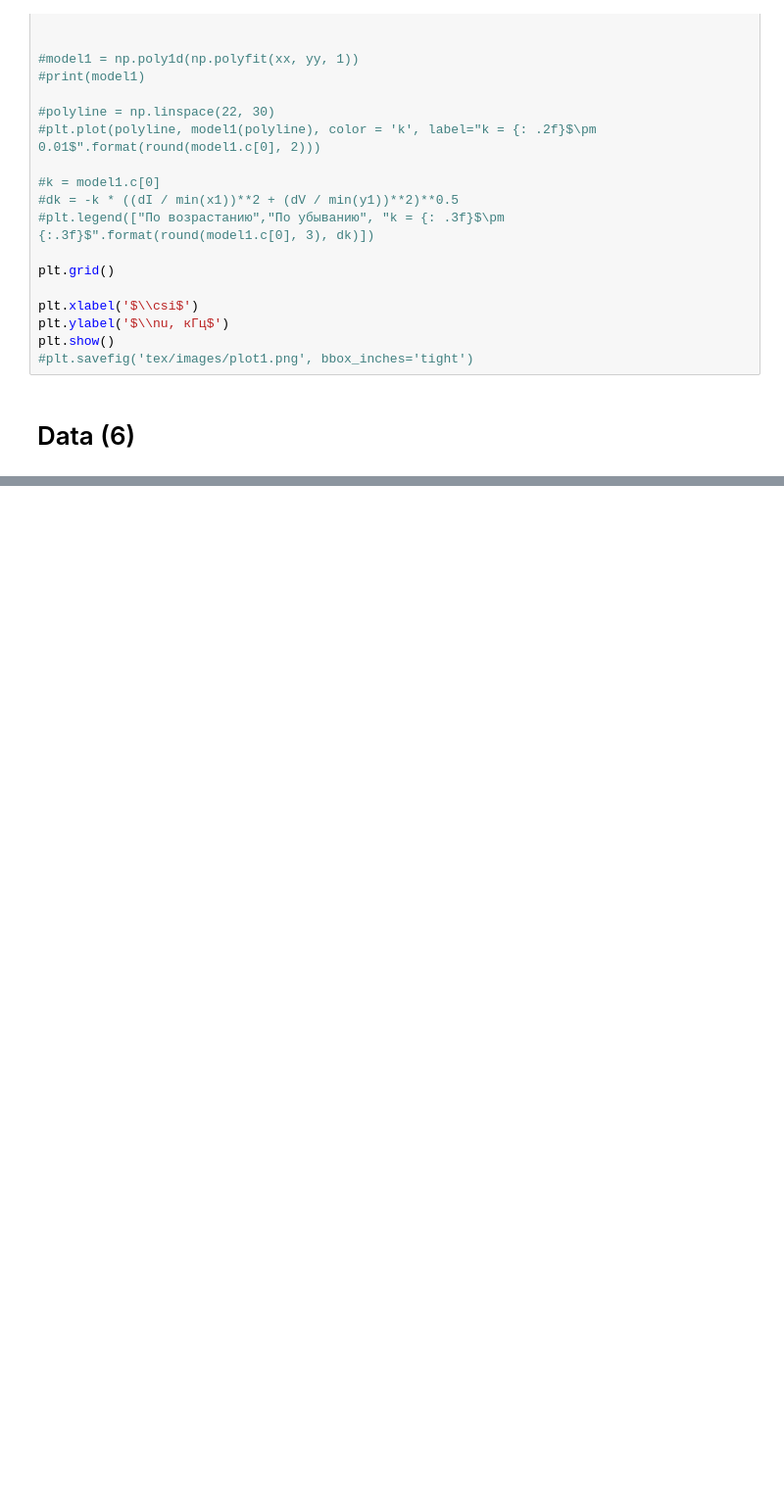
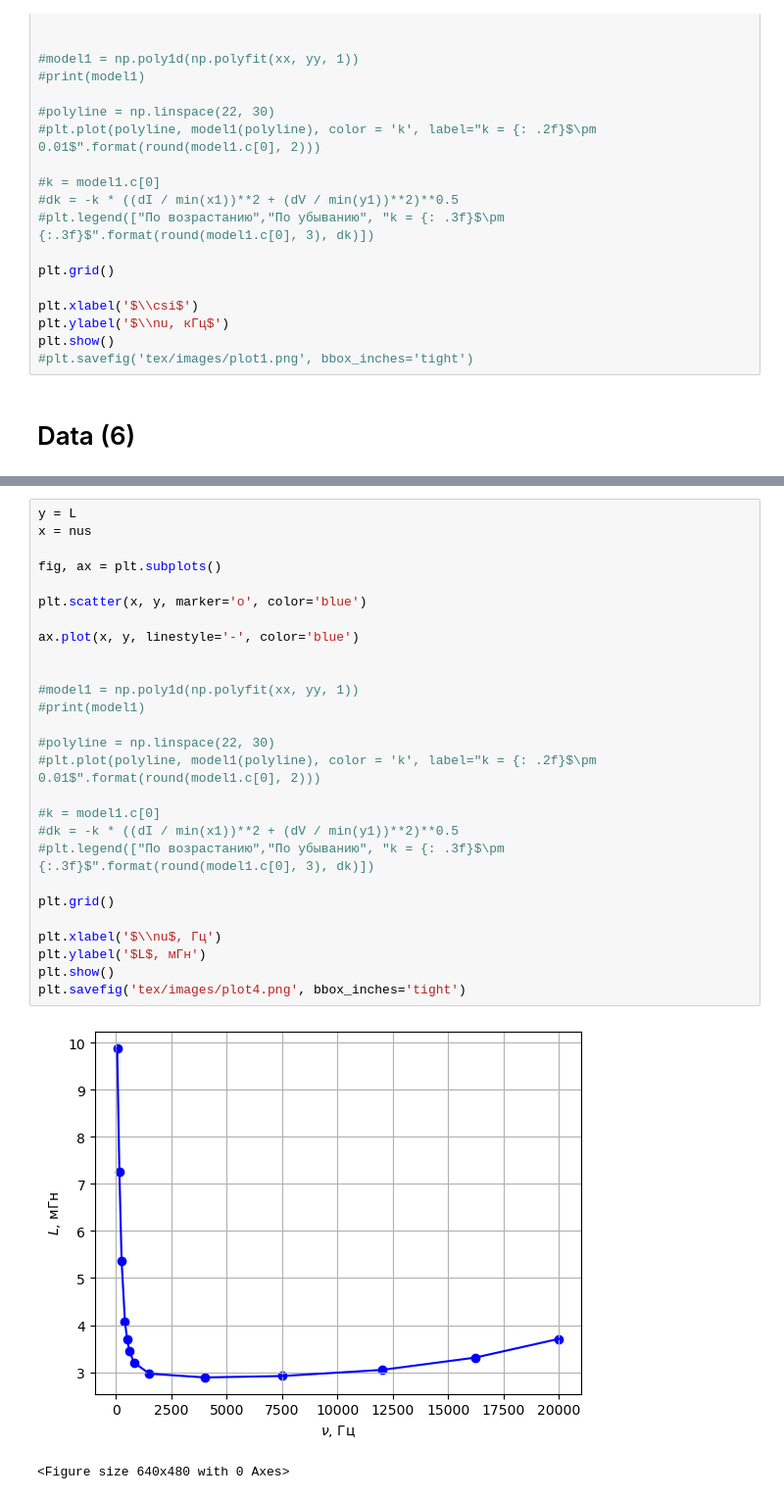
Before and after one commit to juliaProjorlivy/laba, a Jupyter notebook: 3_sem/laba_3.7.1/3.7.1.ipynb, the cells around one changed output, grey strips where cells are left out. Shown at 98% size. Cells and saved outputs as stored; diff of their text form; blank space fills up the shorter version.

```diff
--- a/3_sem/laba_3.7.1/3.7.1.ipynb
+++ b/3_sem/laba_3.7.1/3.7.1.ipynb
@@ -266,0 +435,30 @@ array([   27. ,    37.8,    48.6,    59.4,    70.2,    81. ,    91.8,
+# %%
+y = L
+x = nus
+
+fig, ax = plt.subplots()
+
+plt.scatter(x, y, marker='o', color='blue')
+
+ax.plot(x, y, linestyle='-', color='blue')
+
+
+#model1 = np.poly1d(np.polyfit(xx, yy, 1))
+#print(model1)
+
+#polyline = np.linspace(22, 30)
+#plt.plot(polyline, model1(polyline), color = 'k', label="k = {: .2f}$\pm 0.01$".format(round(model1.c[0], 2)))
+
+#k = model1.c[0]
+#dk = -k * ((dI / min(x1))**2 + (dV / min(y1))**2)**0.5
+#plt.legend(["По возрастанию","По убыванию", "k = {: .3f}$\pm {:.3f}$".format(round(model1.c[0], 3), dk)])
+
+plt.grid()
+
+plt.xlabel('$\\nu$, Гц')
+plt.ylabel('$L$, мГн')
+plt.show()
+plt.savefig('tex/images/plot4.png', bbox_inches='tight')
+# %% [output]
+[figure, added]
+<Figure size 640x480 with 0 Axes>
```
Also changed, not shown: parts of 12 cells of this notebook, 12 other files.
